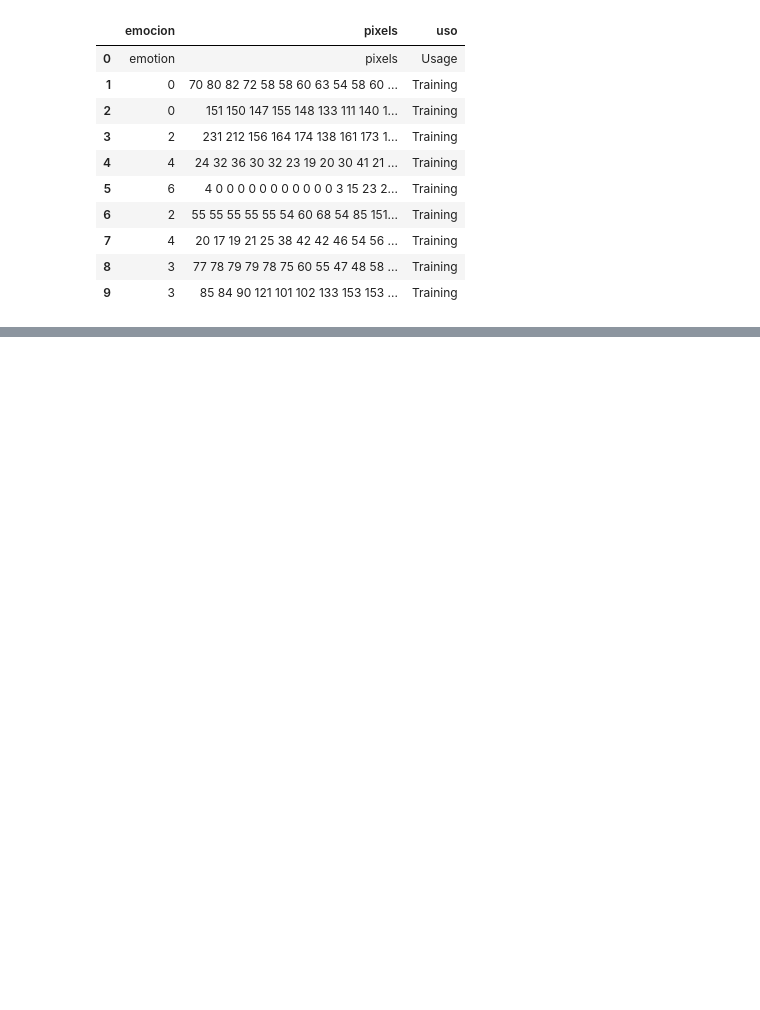
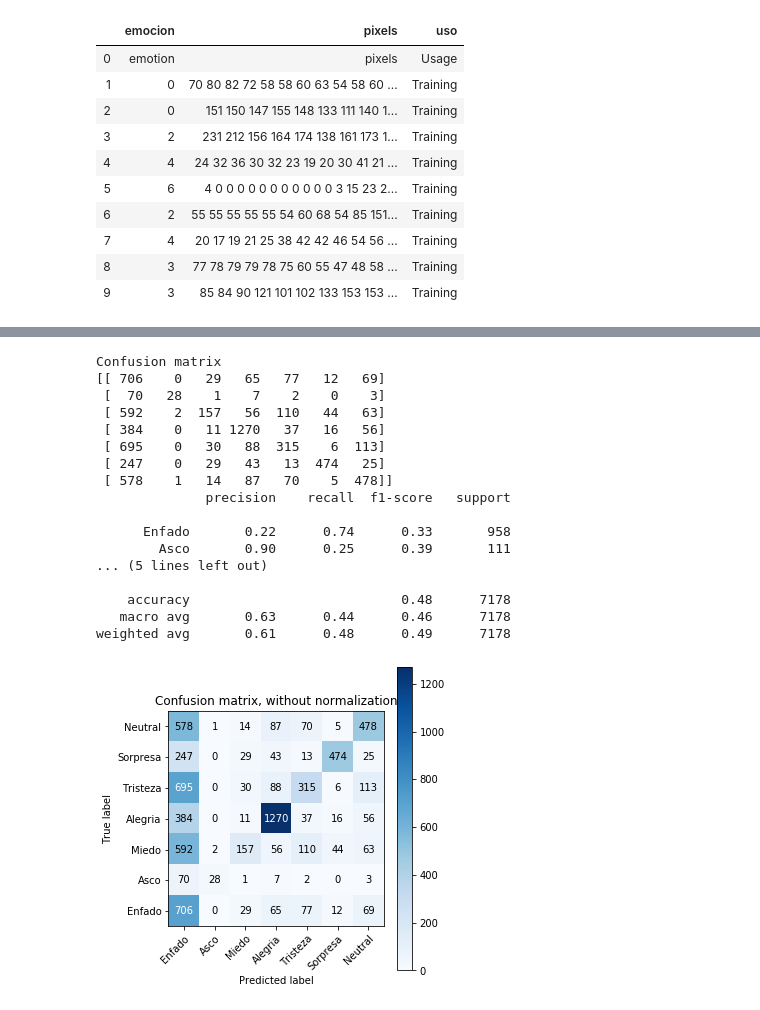
Before and after one commit to matgar03/TFGMGP, a Jupyter notebook: Notebooks/Le-Net 5.ipynb, the cells around one changed output, grey strips where cells are left out. Saved outputs shown, nothing was run; the diff lists cells and outputs as text; code cells hidden in the pictures; blank space fills up the shorter version.

```diff
--- a/Notebooks/Le-Net 5.ipynb
+++ b/Notebooks/Le-Net 5.ipynb
@@ -125,0 +330,18 @@ model.compile(loss='categorical_crossentropy', optimizer=optimizer, metrics=['ac
+# %%
+model = Sequential()
+
+model.add(Conv2D(6,(5,5),input_shape=X_train.shape[1:],padding = 'valid', strides = 1, activation = 'relu'))
+model.add(Dropout(0.25))
+model.add(BatchNormalization())
+model.add(MaxPooling2D(pool_size=(2, 2)))
+model.add(Conv2D(16,(5,5),input_shape=X_train.shape[1:],padding = 'valid', strides = 1, activation = 'relu'))
+model.add(Dropout(0.25))
+model.add(BatchNormalization())
+model.add(MaxPooling2D(pool_size=(2, 2)))
+model.add(Flatten())
+model.add(Dense(128, activation='relu',kernel_constraint=maxnorm(3)))
+model.add(Dropout(0.25))
+model.add(BatchNormalization())
+model.add(Dense(class_num, activation='softmax',kernel_constraint=maxnorm(3)))
+model.summary()
+model.compile(loss='categorical_crossentropy', optimizer=optimizer, metrics=['accuracy'])
@@ -125,0 +366,7 @@ model.compile(loss='categorical_crossentropy', optimizer=optimizer, metrics=['ac
+# %%
+
+
+mc = ModelCheckpoint('.ln5_3.hdf5', save_best_only=True, monitor='val_loss', mode='min')
+cb =  [es,mc,rlr]
+
+model.fit(X_train, Y_train, validation_data=(X_test, Y_test), epochs=epochs, batch_size=64, callbacks = cb)
@@ -125,0 +392,29 @@ model.compile(loss='categorical_crossentropy', optimizer=optimizer, metrics=['ac
+# %%
+model.load_weights('.ln5_3.hdf5')
+pred = np.array(model.predict(X_test))
+pred = np.around(pred)
+pred = pred.astype(int)
+Y_test = Y_test.astype(int)
+
+
+plot_confusion_matrix(Y_test.argmax(axis=1),pred.argmax(axis=1),label_map)
+print(cr(Y_test.argmax(axis=1),pred.argmax(axis=1),target_names = label_map))
+# %% [output]
+Confusion matrix
+[[ 706    0   29   65   77   12   69]
+ [  70   28    1    7    2    0    3]
+ [ 592    2  157   56  110   44   63]
+ [ 384    0   11 1270   37   16   56]
+ [ 695    0   30   88  315    6  113]
+ [ 247    0   29   43   13  474   25]
+ [ 578    1   14   87   70    5  478]]
+              precision    recall  f1-score   support
+
+      Enfado       0.22      0.74      0.33       958
+        Asco       0.90      0.25      0.39       111
+... (5 lines left out)
+
+    accuracy                           0.48      7178
+   macro avg       0.63      0.44      0.46      7178
+weighted avg       0.61      0.48      0.49      7178
+[figure, added]
```
Also changed, not shown: parts of 32 cells of this notebook, 5 other files.
